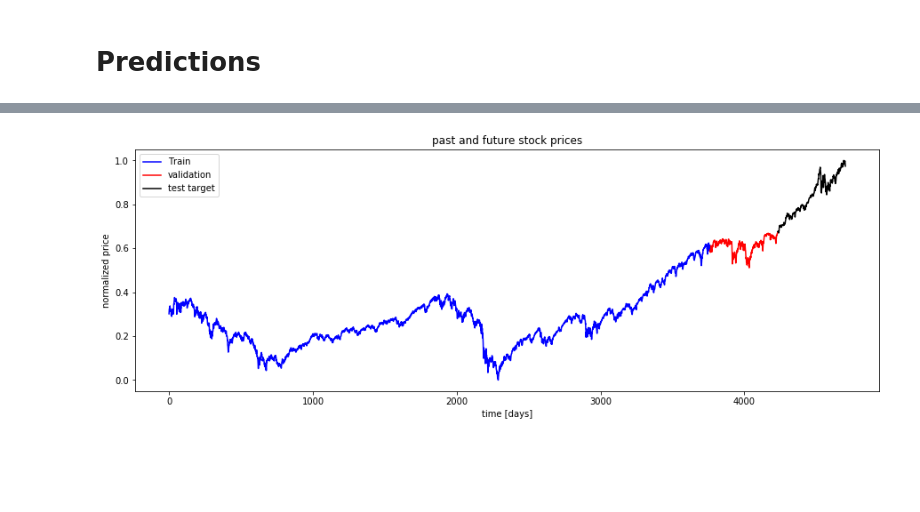
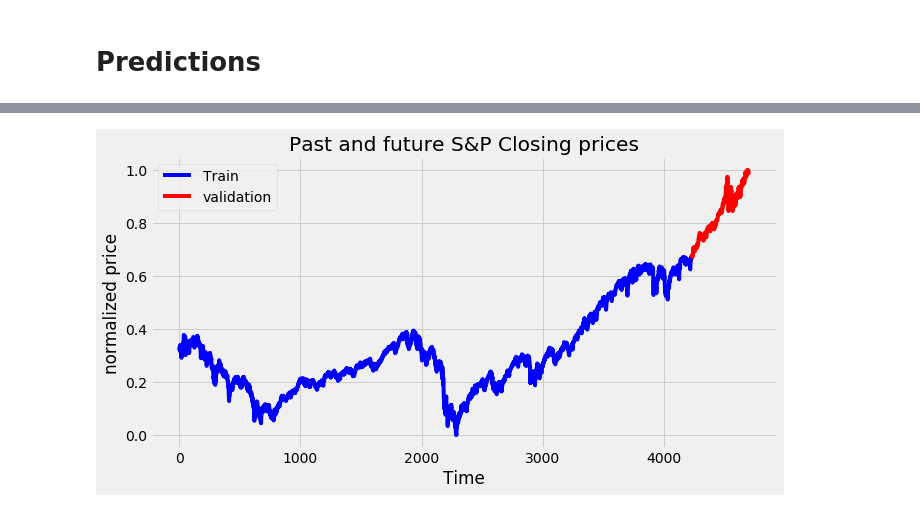
Before and after one commit to Venkat-Rajgopal/Blog-post-codes, a Jupyter notebook: LSTM Stock Predictions/rnn_prediction.ipynb, the cells around one changed output, grey strips where cells are left out. Cells and saved outputs as stored; diff of their text form; code cells hidden in the pictures; blank space fills up the shorter version.

```diff
--- a/LSTM Stock Predictions/rnn_prediction.ipynb
+++ b/LSTM Stock Predictions/rnn_prediction.ipynb
@@ -103,12 +68,11 @@ array([1469.25    , 1455.219971, 1399.420044, ..., 2902.540039,
 # %% [markdown]
 # Data manipulation
 # %%
-# function for min-max normalization of stock
-def normalize_data(df):
-    min_max_scaler = MinMaxScaler()
-    df['Open'] = min_max_scaler.fit_transform(df.Open.values.reshape(-1,1))
-    df['High'] = min_max_scaler.fit_transform(df.High.values.reshape(-1,1))
-    df['Low'] = min_max_scaler.fit_transform(df.Low.values.reshape(-1,1))
-    df['Close'] = min_max_scaler.fit_transform(df['Close'].values.reshape(-1,1))
-    return df
+# # function for min-max normalization of stock
+# def normalize_data(data):
+#     min_max_scaler = MinMaxScaler()
+#     data = min_max_scaler.fit_transform(data.values.reshape(-1,1))
+#     return data
+# %%
+dat = normalize_data(df.Close)
 # %%
@@ -162,9 +94,7 @@ def load_data(inputdata, seq_len):
 # %%
-x_train, y_train, x_valid, y_valid, x_test, y_test = load_data(inputdata=df, seq_len = seq_len)
+x_train, y_train, x_valid, y_valid = load_data(inputdata=dat, seq_len = seq_len, val_percent = 0.1)
 print('x_train.shape = ',x_train.shape)
 print('y_train.shape = ', y_train.shape)
 print('x_valid.shape = ',x_valid.shape)
 print('y_valid.shape = ', y_valid.shape)
-print('x_test.shape = ', x_test.shape)
-print('y_test.shape = ',y_test.shape)
 # %% [output]
@@ -308,17 +244,11 @@ y_train.shape[0]
 # %%
-ft= 0 # open prices
+plt.figure(figsize=(10, 5));
+plt.plot(np.arange(y_train.shape[0]), y_train, color='blue', label='Train')
+plt.plot(np.arange(y_train.shape[0], y_train.shape[0]+y_valid.shape[0]), y_valid, color='red', label='validation')
 
-plt.figure(figsize=(15, 5));
-
-plt.plot(np.arange(y_train.shape[0]), y_train[:,ft], color='blue', label='Train')
-plt.plot(np.arange(y_train.shape[0], y_train.shape[0]+y_valid.shape[0]), y_valid[:,ft], color='red', label='validation')
-plt.plot(np.arange(y_train.shape[0]+y_valid.shape[0], y_train.shape[0]+y_test.shape[0]+y_test.shape[0]),
-         y_test[:,ft], color='black', label='test target')
-
-
-plt.title('past and future stock prices')
-plt.xlabel('time [days]')
+plt.title('Past and future S&P Closing prices')
+plt.xlabel('Time')
 plt.ylabel('normalized price')
 plt.legend(loc='best');
 # %% [output]
-[figure, old version]
+[figure, new version]
```
Also changed, not shown: parts of 20 cells of this notebook, 3 other files.
